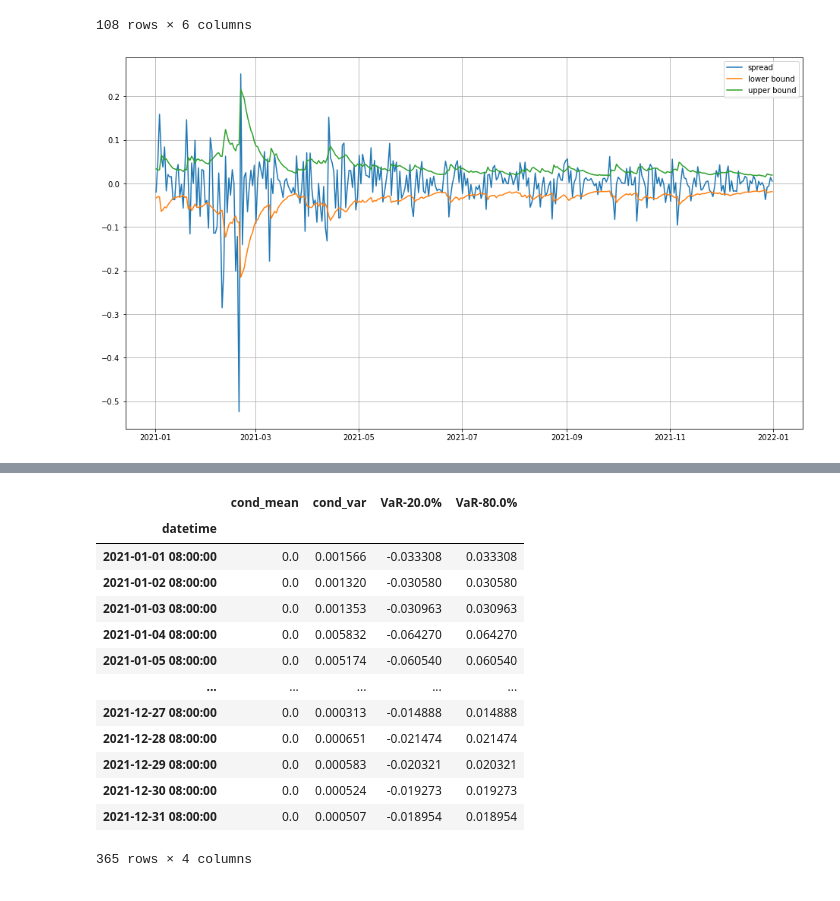
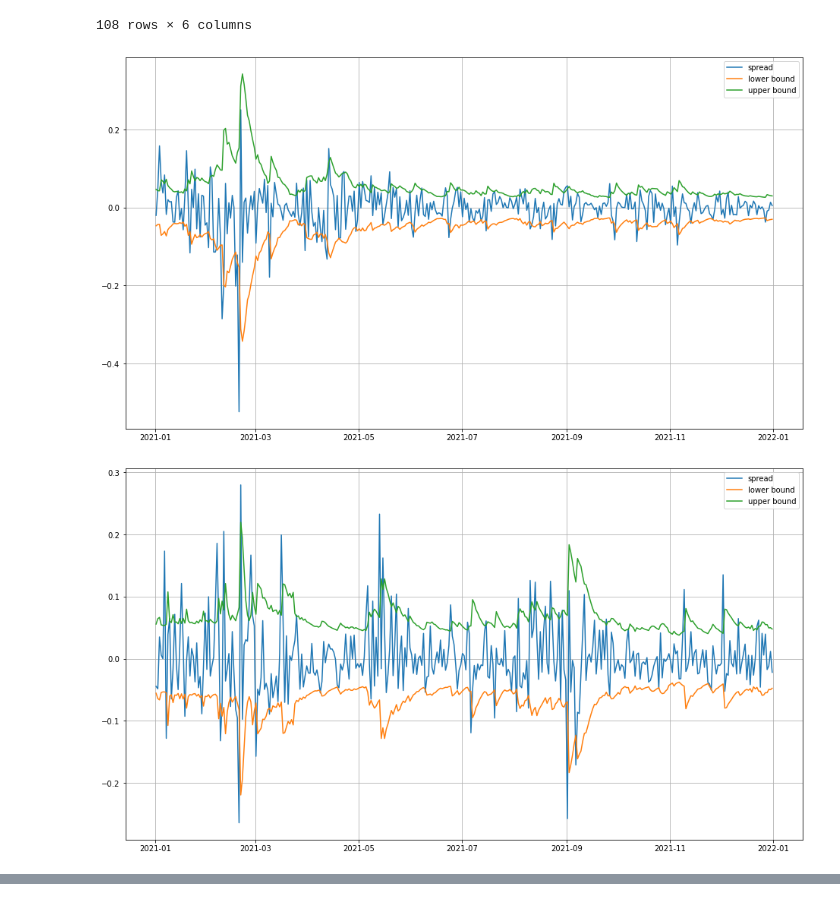
Before and after one commit to TzuH-Hsu/Crypto_PairsTrading, a Jupyter notebook: result.ipynb, the cells around one changed output, grey strips where cells are left out. Saved outputs shown, nothing was run; the diff lists cells and outputs as text; code cells hidden in the pictures.

```diff
--- a/result.ipynb
+++ b/result.ipynb
@@ -195,14 +196,16 @@ result_df
 | 107 | ADAUSD | 645.120444 | XRPUSD | 248.370917 | 56 | 630.609099 |
 108 rows × 6 columns
 # %%
-strategy = Strategy(prices_df, model_list[0])
-plt.figure(figsize = (16, 9))
-plt.plot(strategy.spreadall['2021-01-01':], label = 'spread')
-plt.plot(strategy.lowerVaR, label = 'lower bound')
-plt.plot(strategy.upperVaR, label = 'upper bound')
-plt.title('')
-plt.legend()
-plt.grid()
-plt.show()
+for i in [9, 25, 49, 63, 75, 97]:
+    strategy = Strategy(prices_df, model_list[i])
+    plt.figure(figsize = (16, 9))
+    plt.plot(strategy.spreadall['2021-01-01':], label = 'spread')
+    plt.plot(strategy.lowerVaR, label = 'lower bound')
+    plt.plot(strategy.upperVaR, label = 'upper bound')
+    plt.title('')
+    plt.legend()
+    plt.grid()
+    plt.show()
 # %% [output]
-[figure, old version]
+[figure, new version]
+[figure, added]
@@ -209,18 +216 @@ plt.show()
-# %%
-model_list[0].result
-# %% [output]
-|  | cond_mean | cond_var | VaR-20.0% | VaR-80.0% |
-| datetime |  |  |  |  |
-| 2021-01-01 08:00:00 | 0.0 | 0.001566 | -0.033308 | 0.033308 |
-| 2021-01-02 08:00:00 | 0.0 | 0.001320 | -0.030580 | 0.030580 |
-| 2021-01-03 08:00:00 | 0.0 | 0.001353 | -0.030963 | 0.030963 |
-| 2021-01-04 08:00:00 | 0.0 | 0.005832 | -0.064270 | 0.064270 |
-| 2021-01-05 08:00:00 | 0.0 | 0.005174 | -0.060540 | 0.060540 |
-| ... | ... | ... | ... | ... |
-| 2021-12-27 08:00:00 | 0.0 | 0.000313 | -0.014888 | 0.014888 |
-| 2021-12-28 08:00:00 | 0.0 | 0.000651 | -0.021474 | 0.021474 |
-| 2021-12-29 08:00:00 | 0.0 | 0.000583 | -0.020321 | 0.020321 |
-| 2021-12-30 08:00:00 | 0.0 | 0.000524 | -0.019273 | 0.019273 |
-| 2021-12-31 08:00:00 | 0.0 | 0.000507 | -0.018954 | 0.018954 |
-365 rows × 4 columns
 # %%
```
Also changed, not shown: parts of 8 cells of this notebook, 2 other files.
